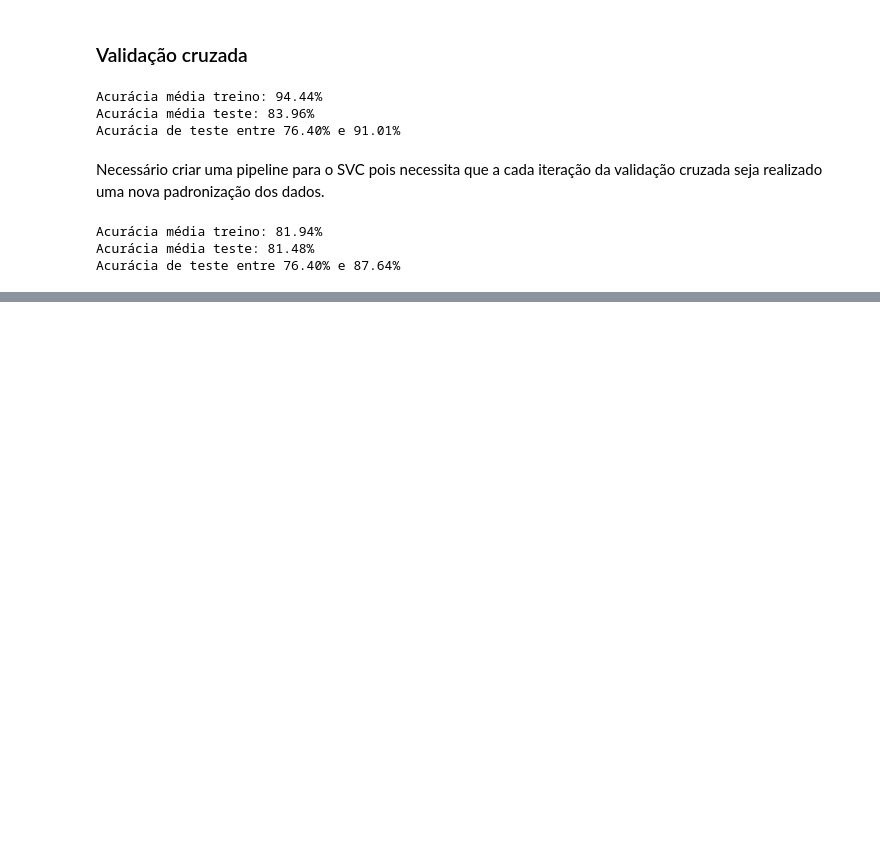
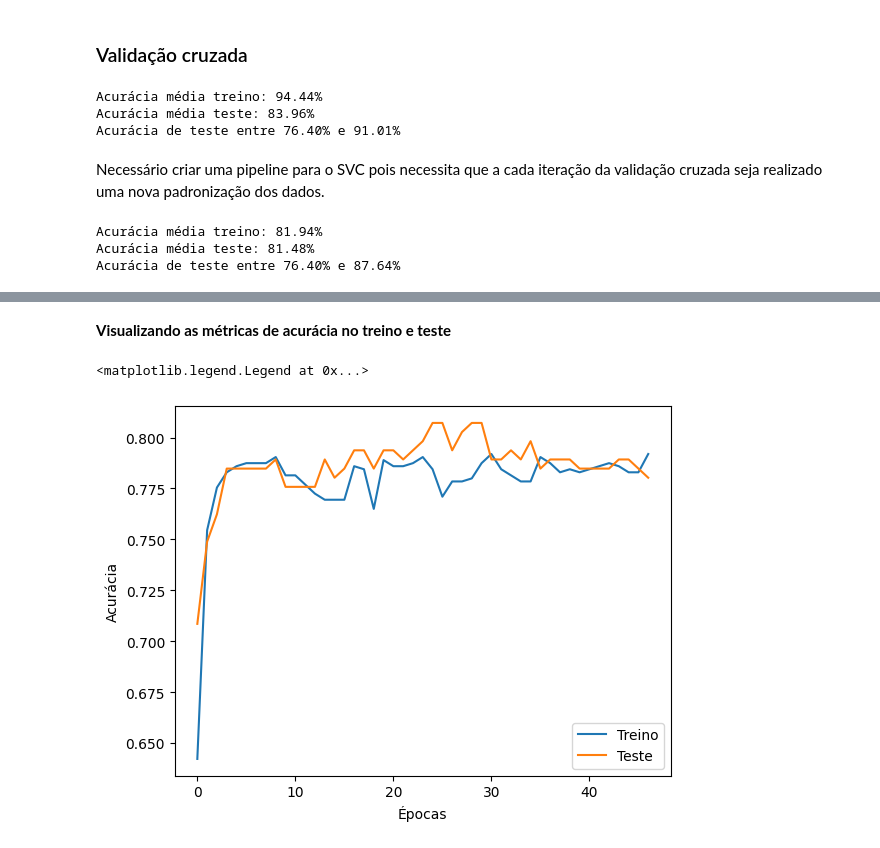
Before and after one commit to DiogoBotton/Python_Data_Analysis, a Jupyter notebook: Titanic_Analysis/titanic.ipynb, the cells around one changed output, grey strips where cells are left out. Drawn from its saved outputs; the diff is of its cells as text; code cells hidden in the pictures; blank space fills up the shorter version.

Commit message:
Teste de algoritmo de redes neurais para o desafio do titanic

```diff
--- a/Titanic_Analysis/titanic.ipynb
+++ b/Titanic_Analysis/titanic.ipynb
@@ -449,0 +457,10 @@ Acurácia de teste entre 76.40% e 87.64%
+# %%
+model_keras = keras.Sequential([
+    keras.layers.Dense(16, activation='relu', input_shape=(5,)), # Camada oculta com 16 neurônios, função de ativação relu e define a dimensão de entrada como um vetor unidimensional com 5 colunas
+    keras.layers.Dense(8, activation='relu'), # Camada oculta com 8 neurônios
+    keras.layers.Dense(1, activation='sigmoid') # Camada de saída (probabilidade de sobrevivência)
+])
+# %%
+model_keras.compile(optimizer=keras.optimizers.Adam(),
+                    loss=keras.losses.BinaryCrossentropy(),
+                    metrics=['accuracy'])
@@ -449,0 +469,9 @@ Acurácia de teste entre 76.40% e 87.64%
+# %%
+callbacks = [keras.callbacks.EarlyStopping(monitor='val_loss', patience=5),
+             keras.callbacks.ModelCheckpoint(monitor='val_loss',
+                                             filepath='checkpoint_best_model.keras', save_best_only=True)]
+# %%
+history = model_keras.fit(X_train_scaled, y_train,
+                          epochs=50,
+                          validation_data=(X_test_scaled, y_test),
+                          callbacks=callbacks)
@@ -449,0 +496,11 @@ Acurácia de teste entre 76.40% e 87.64%
+# %% [markdown]
+**Visualizando as métricas de acurácia no treino e teste**
+# %%
+plt.plot(history.history['accuracy'])
+plt.plot(history.history['val_accuracy'])
+plt.xlabel("Épocas")
+plt.ylabel("Acurácia")
+plt.legend(['Treino', 'Teste'])
+# %% [output]
+<matplotlib.legend.Legend at 0x...>
+[figure, added]
```
Also changed, not shown: parts of 10 cells of this notebook, 1 other file.
